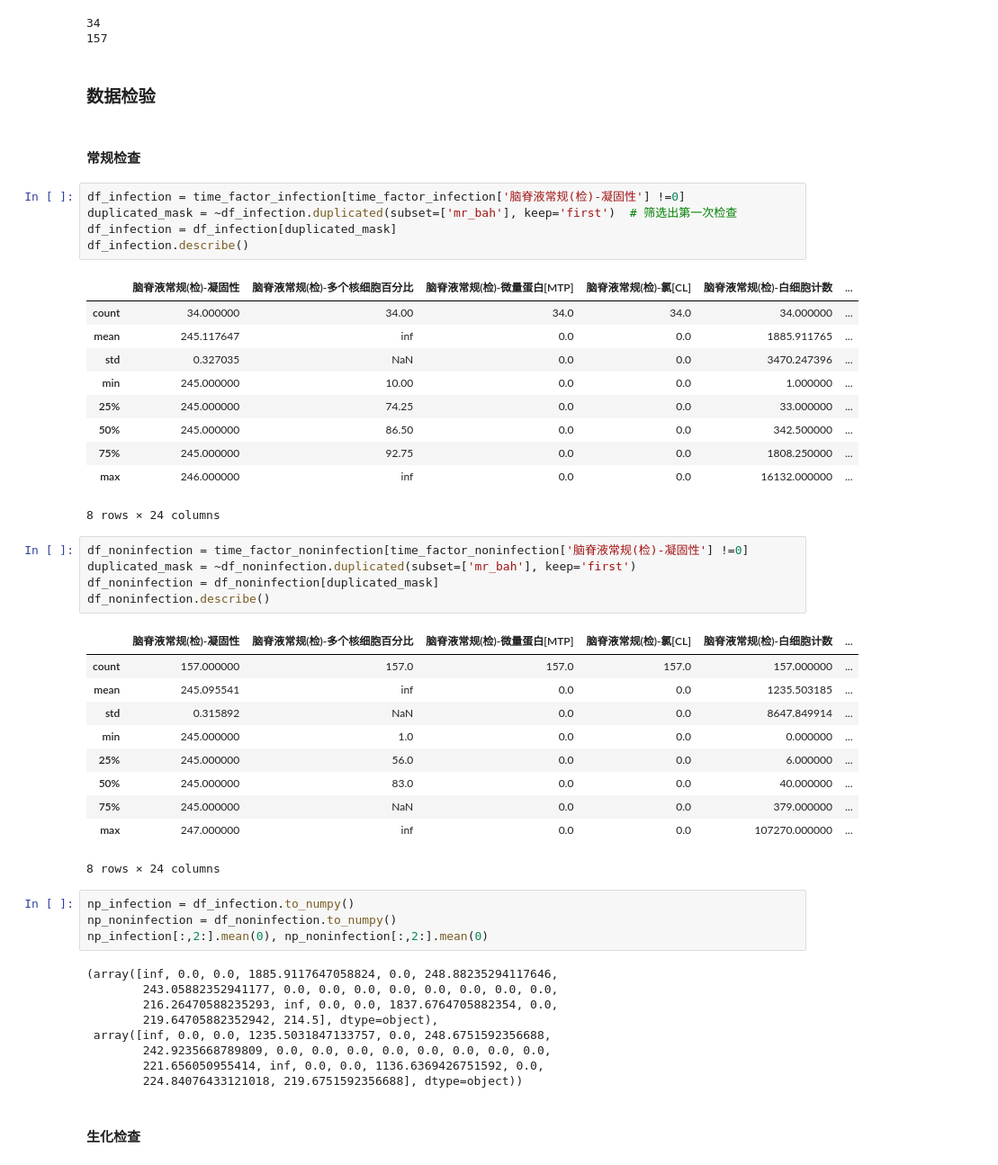
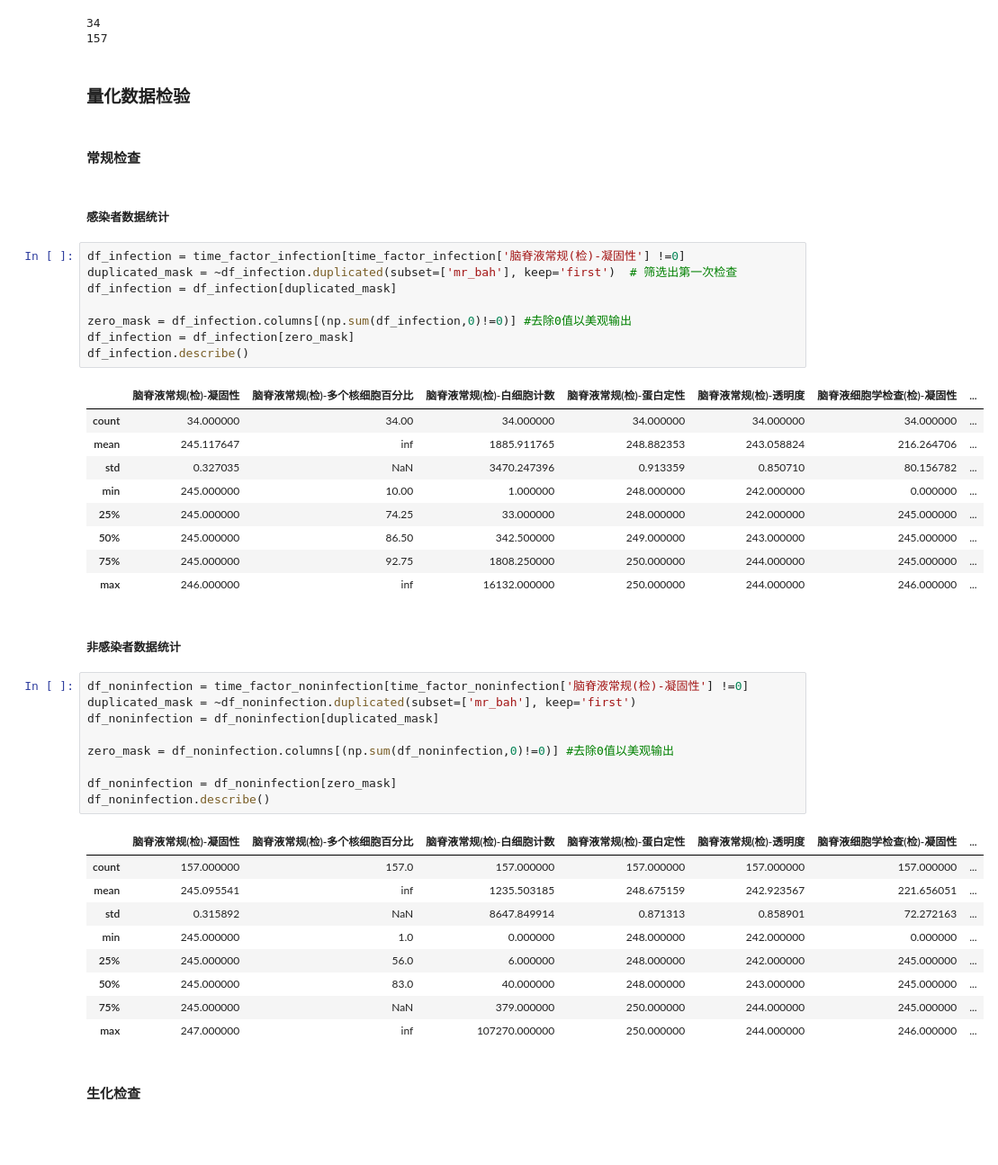
Before and after one commit to SigurYang/Mathematical-modeling, a Jupyter notebook: time_series_analysis.ipynb, the cells around one changed output. Shown at 90% size. Cells and saved outputs as stored; diff of their text form; blank space fills up the shorter version.

```diff
--- a/time_series_analysis.ipynb
+++ b/time_series_analysis.ipynb
@@ -79,53 +79,49 @@ print(len(admission_num_noninfection))
 34
 157
 # %% [markdown]
-### 数据检验
+### 量化数据检验
 # %% [markdown]
 #### 常规检查
+# %% [markdown]
+##### 感染者数据统计
 # %%
 df_infection = time_factor_infection[time_factor_infection['脑脊液常规(检)-凝固性'] !=0]
 duplicated_mask = ~df_infection.duplicated(subset=['mr_bah'], keep='first')  # 筛选出第一次检查
 df_infection = df_infection[duplicated_mask]
+
+zero_mask = df_infection.columns[(np.sum(df_infection,0)!=0)] #去除0值以美观输出
+df_infection = df_infection[zero_mask]
 df_infection.describe()
 # %% [output]
-|  | 脑脊液常规(检)-凝固性 | 脑脊液常规(检)-多个核细胞百分比 | 脑脊液常规(检)-微量蛋白[MTP] | 脑脊液常规(检)-氯[CL] | 脑脊液常规(检)-白细胞计数 | ... |
-| count | 34.000000 | 34.00 | 34.0 | 34.0 | 34.000000 | ... |
-| mean | 245.117647 | inf | 0.0 | 0.0 | 1885.911765 | ... |
-| std | 0.327035 | NaN | 0.0 | 0.0 | 3470.247396 | ... |
-| min | 245.000000 | 10.00 | 0.0 | 0.0 | 1.000000 | ... |
-| 25% | 245.000000 | 74.25 | 0.0 | 0.0 | 33.000000 | ... |
-| 50% | 245.000000 | 86.50 | 0.0 | 0.0 | 342.500000 | ... |
-| 75% | 245.000000 | 92.75 | 0.0 | 0.0 | 1808.250000 | ... |
-| max | 246.000000 | inf | 0.0 | 0.0 | 16132.000000 | ... |
+|  | 脑脊液常规(检)-凝固性 | 脑脊液常规(检)-多个核细胞百分比 | 脑脊液常规(检)-白细胞计数 | 脑脊液常规(检)-蛋白定性 | 脑脊液常规(检)-透明度 | 脑脊液细胞学检查(检)-凝固性 | ... |
+| count | 34.000000 | 34.00 | 34.000000 | 34.000000 | 34.000000 | 34.000000 | ... |
+| mean | 245.117647 | inf | 1885.911765 | 248.882353 | 243.058824 | 216.264706 | ... |
+| std | 0.327035 | NaN | 3470.247396 | 0.913359 | 0.850710 | 80.156782 | ... |
+| min | 245.000000 | 10.00 | 1.000000 | 248.000000 | 242.000000 | 0.000000 | ... |
+| 25% | 245.000000 | 74.25 | 33.000000 | 248.000000 | 242.000000 | 245.000000 | ... |
+| 50% | 245.000000 | 86.50 | 342.500000 | 249.000000 | 243.000000 | 245.000000 | ... |
+| 75% | 245.000000 | 92.75 | 1808.250000 | 250.000000 | 244.000000 | 245.000000 | ... |
+| max | 246.000000 | inf | 16132.000000 | 250.000000 | 244.000000 | 246.000000 | ... |
-8 rows × 24 columns
+# %% [markdown]
+##### 非感染者数据统计
 # %%
 df_noninfection = time_factor_noninfection[time_factor_noninfection['脑脊液常规(检)-凝固性'] !=0]
 duplicated_mask = ~df_noninfection.duplicated(subset=['mr_bah'], keep='first')
 df_noninfection = df_noninfection[duplicated_mask]
+
+zero_mask = df_noninfection.columns[(np.sum(df_noninfection,0)!=0)] #去除0值以美观输出
+
+df_noninfection = df_noninfection[zero_mask]
 df_noninfection.describe()
 # %% [output]
-|  | 脑脊液常规(检)-凝固性 | 脑脊液常规(检)-多个核细胞百分比 | 脑脊液常规(检)-微量蛋白[MTP] | 脑脊液常规(检)-氯[CL] | 脑脊液常规(检)-白细胞计数 | ... |
-| count | 157.000000 | 157.0 | 157.0 | 157.0 | 157.000000 | ... |
-| mean | 245.095541 | inf | 0.0 | 0.0 | 1235.503185 | ... |
-| std | 0.315892 | NaN | 0.0 | 0.0 | 8647.849914 | ... |
-| min | 245.000000 | 1.0 | 0.0 | 0.0 | 0.000000 | ... |
-| 25% | 245.000000 | 56.0 | 0.0 | 0.0 | 6.000000 | ... |
-| 50% | 245.000000 | 83.0 | 0.0 | 0.0 | 40.000000 | ... |
-| 75% | 245.000000 | NaN | 0.0 | 0.0 | 379.000000 | ... |
-| max | 247.000000 | inf | 0.0 | 0.0 | 107270.000000 | ... |
+|  | 脑脊液常规(检)-凝固性 | 脑脊液常规(检)-多个核细胞百分比 | 脑脊液常规(检)-白细胞计数 | 脑脊液常规(检)-蛋白定性 | 脑脊液常规(检)-透明度 | 脑脊液细胞学检查(检)-凝固性 | ... |
+| count | 157.000000 | 157.0 | 157.000000 | 157.000000 | 157.000000 | 157.000000 | ... |
+| mean | 245.095541 | inf | 1235.503185 | 248.675159 | 242.923567 | 221.656051 | ... |
+| std | 0.315892 | NaN | 8647.849914 | 0.871313 | 0.858901 | 72.272163 | ... |
+| min | 245.000000 | 1.0 | 0.000000 | 248.000000 | 242.000000 | 0.000000 | ... |
+| 25% | 245.000000 | 56.0 | 6.000000 | 248.000000 | 242.000000 | 245.000000 | ... |
+| 50% | 245.000000 | 83.0 | 40.000000 | 248.000000 | 243.000000 | 245.000000 | ... |
+| 75% | 245.000000 | NaN | 379.000000 | 250.000000 | 244.000000 | 245.000000 | ... |
+| max | 247.000000 | inf | 107270.000000 | 250.000000 | 244.000000 | 246.000000 | ... |
-8 rows × 24 columns
-# %%
-np_infection = df_infection.to_numpy()
-np_noninfection = df_noninfection.to_numpy()
-np_infection[:,2:].mean(0), np_noninfection[:,2:].mean(0)
-# %% [output]
-(array([inf, 0.0, 0.0, 1885.9117647058824, 0.0, 248.88235294117646,
-        243.05882352941177, 0.0, 0.0, 0.0, 0.0, 0.0, 0.0, 0.0, 0.0,
-        216.26470588235293, inf, 0.0, 0.0, 1837.6764705882354, 0.0,
-        219.64705882352942, 214.5], dtype=object),
- array([inf, 0.0, 0.0, 1235.5031847133757, 0.0, 248.6751592356688,
-        242.9235668789809, 0.0, 0.0, 0.0, 0.0, 0.0, 0.0, 0.0, 0.0,
-        221.656050955414, inf, 0.0, 0.0, 1136.6369426751592, 0.0,
-        224.84076433121018, 219.6751592356688], dtype=object))
 # %% [markdown]
 #### 生化检查
```
Also changed, not shown: parts of 6 cells of this notebook, 4 other files.
